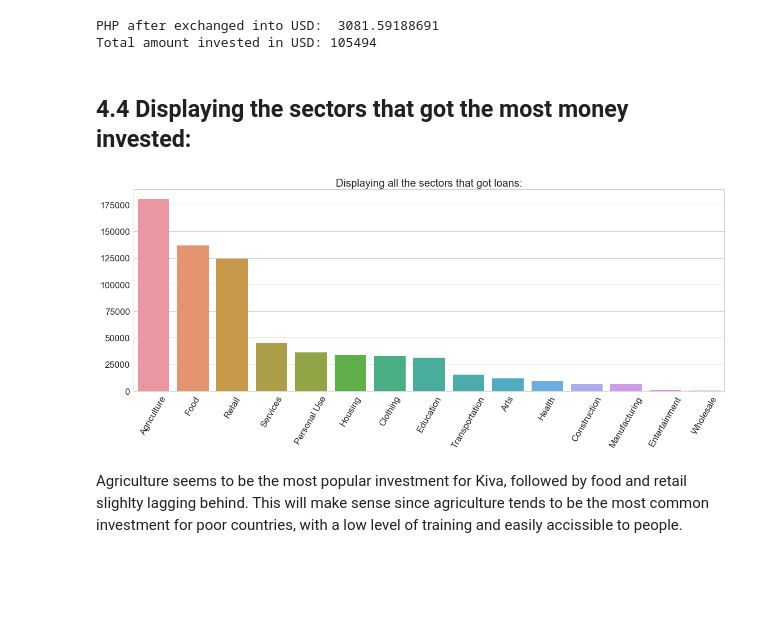
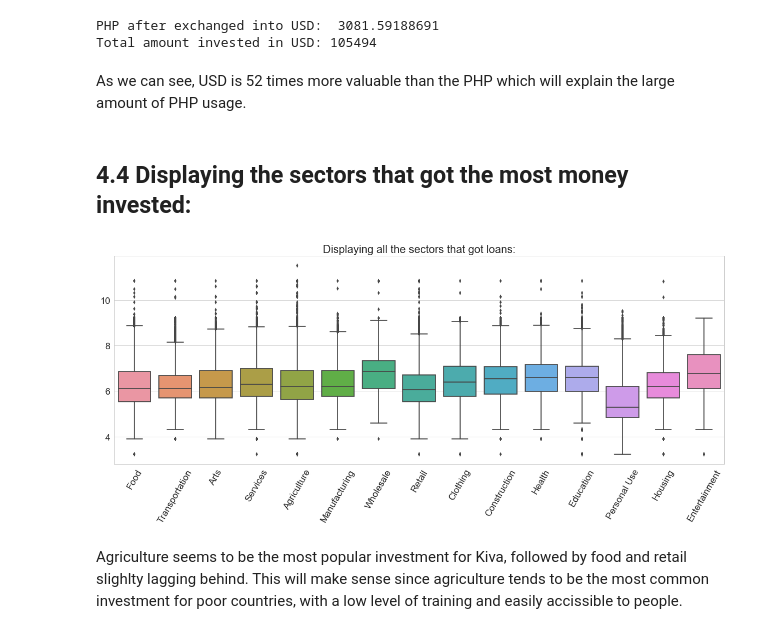
Before and after one commit to CJL89/Kiva-Crowdfunding, a Jupyter notebook: Kiva Crowdfunding.ipynb, the cells around one changed output. Saved outputs shown, nothing was run; the diff lists cells and outputs as text; code cells hidden in the pictures; blank space fills up the shorter version.

```diff
--- a/Kiva Crowdfunding.ipynb
+++ b/Kiva Crowdfunding.ipynb
@@ -230,0 +230,8 @@ kiva_loans.describe()
+# %%
+# Changing the date column to to_datetime:
+
+kiva_loans['date'] = pd.to_datetime(kiva_loans['date'])
+kiva_loans['year'] = pd.DataFrame(kiva_loans['date'].dt.year)
+kiva_loans['month'] = pd.DataFrame(kiva_loans['date'].dt.month)
+kiva_loans['day'] = pd.DataFrame(kiva_loans['date'].dt.day)
+kiva_loans.head()
@@ -328,29 +343,27 @@ print('Total amount invested in USD:', kiva_currency['currency'][1])
 # %% [output]
 PHP after exchanged into USD:  3081.59188691
 Total amount invested in USD: 105494
+# %% [markdown]
+As we can see, USD is 52 times more valuable than the PHP which will explain the large amount of PHP usage.
 # %% [markdown]
 ## <a id='sectors'>4.4 Displaying the sectors that got the most money invested:</a>
 # %%
 # Displaying the top sectors where money was invested:
-
-sectors = pd.DataFrame(kiva_loans['sector'].value_counts(sort=['loan_amount']))
-sectors.reset_index(inplace=True)
-sectors.columns = ['sector', 'total_loaned']
-sectors
+kiva_loans['loan_amount_log'] = np.log(kiva_loans['loan_amount'])
 
 # Displaying the results in a graph:
 
 plt.figure(figsize=(20, 7))
 
 sns.set_style("whitegrid")
-barplot = sns.barplot(x=sectors['sector'], y=sectors['total_loaned'])
-barplot.set(xlabel='', ylabel='')
+boxplot = sns.boxplot(x='sector', y='loan_amount_log', data=kiva_loans)
+boxplot.set(xlabel='', ylabel='')
 plt.title('Displaying all the sectors that got loans:', fontsize=20)
 plt.xticks(rotation=60, fontsize=17)
 plt.yticks(fontsize=17)
 plt.show()
 # %% [output]
-[figure, old version]
+[figure, new version]
 # %% [markdown]
 Agriculture seems to be the most popular investment for Kiva, followed by food and retail slighlty lagging behind. This will make sense since agriculture tends to be the most common investment for poor countries, with a low level of training and easily accissible to people.
 # %% [markdown]
```
Also changed, not shown: parts of 56 cells of this notebook.
